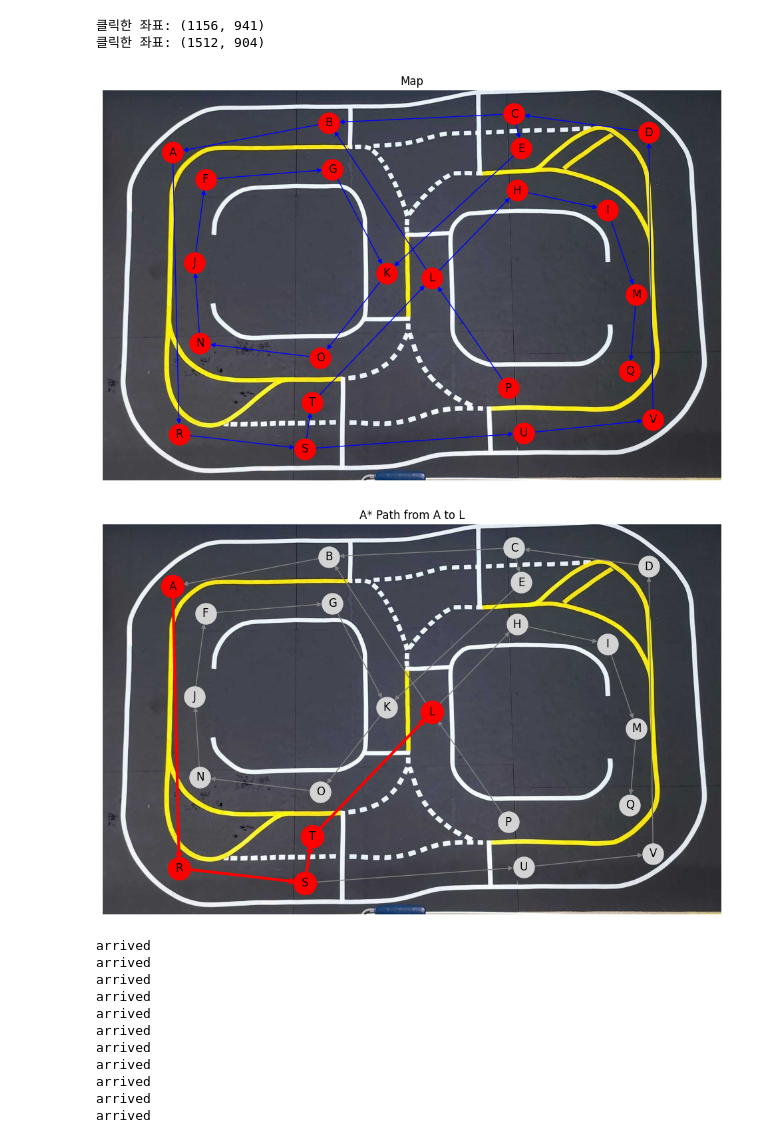
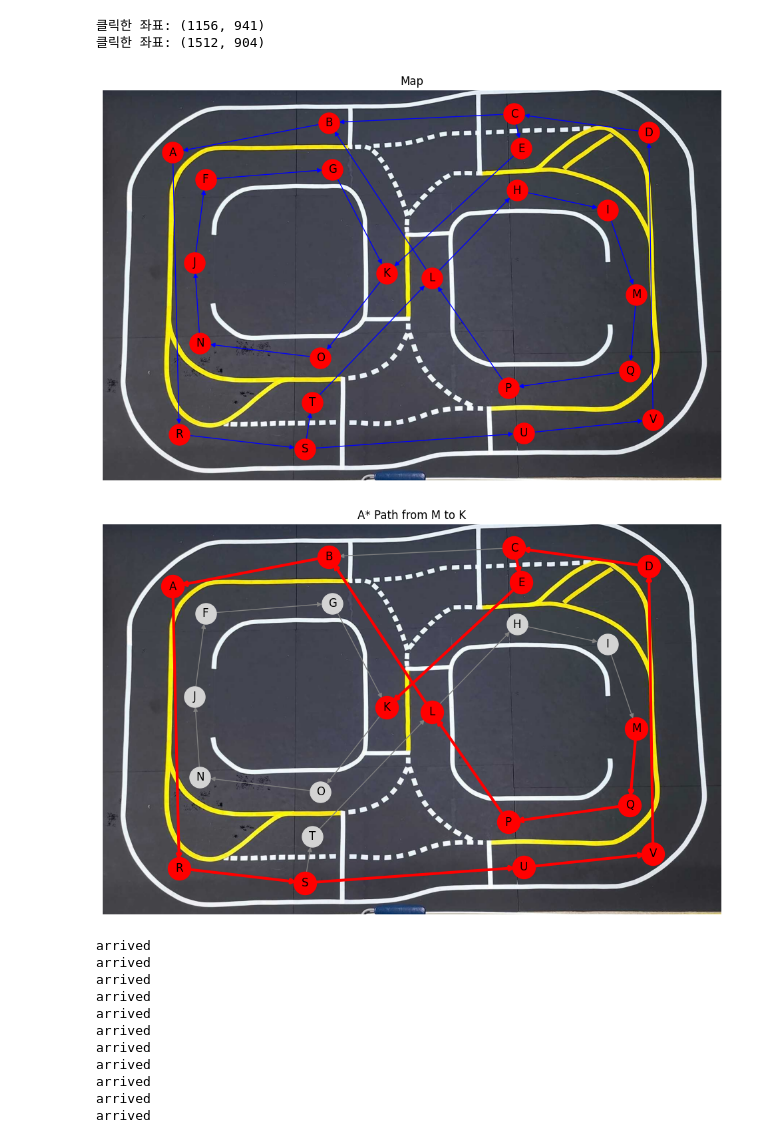
Before and after one commit to addinedu-ros-8th/ros-repo-5, a Jupyter notebook: admin/src/controll_server_package/controll_server_pkg/controll_server_pkg/test.ipynb, the cells around one changed output. Drawn from its saved outputs; the diff is of its cells as text; code cells hidden in the pictures.

```diff
--- a/admin/src/controll_server_package/controll_server_pkg/controll_server_pkg/test.ipynb
+++ b/admin/src/controll_server_package/controll_server_pkg/controll_server_pkg/test.ipynb
@@ -32,7 +32,7 @@ G = nx.DiGraph()
 G.add_edges_from([
     ('A', 'R'), ('B', 'A'), ('C', 'B'), ('C', 'E'), ('E', 'K'), ('D', 'C'),
     ('F', 'G'), ('G', 'K'), ('H', 'I'), ('I', 'M'),
-    ('J', 'F'), ('K', 'O'), ('L', 'B'), ('L', 'H'), ('M', 'Q'),
+    ('J', 'F'), ('K', 'O'), ('L', 'B'), ('L', 'H'), ('M', 'Q'), ('Q', 'P'),
     ('N', 'J'), ('O', 'N'), ('P', 'L'), ('P', 'L'),
     ('R', 'S'), ('S', 'T'), ('S', 'U'), ('T', 'L'), ('U', 'V'), ('V', 'D')
 ])
@@ -54,43 +54,43 @@ plt.axis('off')
 plt.title("Map")
 plt.show()
 # %% [output]
-[figure, old version]
+[figure, new version]
 # %%
 # 4. 휴리스틱 함수 (유클리디안 거리)
 def heuristic(n1, n2):
     x1, y1 = positions[n1]
     x2, y2 = positions[n2]
     return np.hypot(x2 - x1, y2 - y1)
 
 # 5. 가중치 추가 (거리 기반)
 for u, v in G.edges:
     dist = heuristic(u, v)
     G[u][v]['weight'] = dist
 
 # 6. 출발지와 목적지 설정
-start_node = "A"
-end_node = "L"
+start_node = "M"
+end_node = "K"
 
 # 7. A* 알고리즘으로 최단 경로 찾기
 path = nx.astar_path(G, start_node, end_node, heuristic=heuristic)
 
 # 8. 경로 시각화
 plt.figure(figsize=(12, 8))
 plt.imshow(img)
 
 # 전체 그래프 표시
 nx.draw(G, pos=positions, with_labels=True, node_color='lightgray', edge_color='gray', node_size=500, font_color='black')
 
 # 최단 경로 강조
 path_edges = list(zip(path, path[1:]))
 nx.draw_networkx_nodes(G, pos=positions, nodelist=path, node_color='red', node_size=600)
 nx.draw_networkx_edges(G, pos=positions, edgelist=path_edges, edge_color='red', width=3)
 
 plt.axis('off')
 plt.title(f"A* Path from {start_node} to {end_node}")
 plt.show()
 # %% [output]
-[figure, old version]
+[figure, new version]
 # %%
 marker_positions = {
     "A": (0.213, 0.112), "B": (0.225, 0.178), "C": (0.209, 0.223), "D": (0.17, 0.225), "E": (0.166, 0.182),
```
